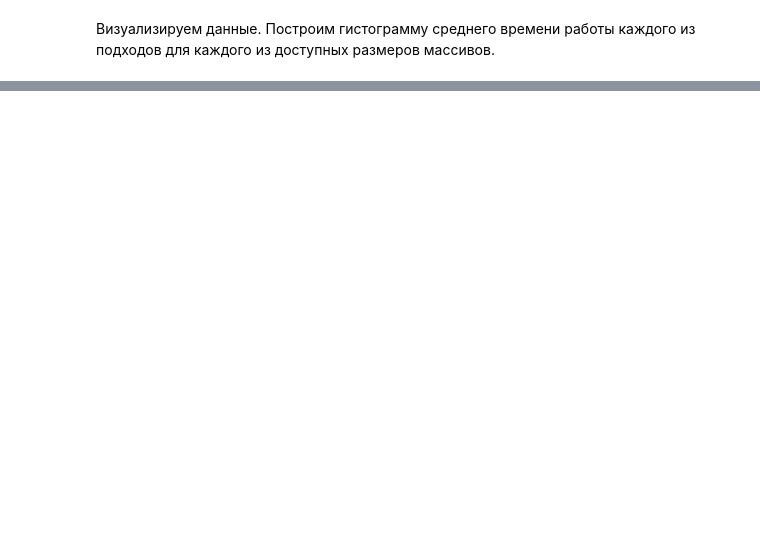
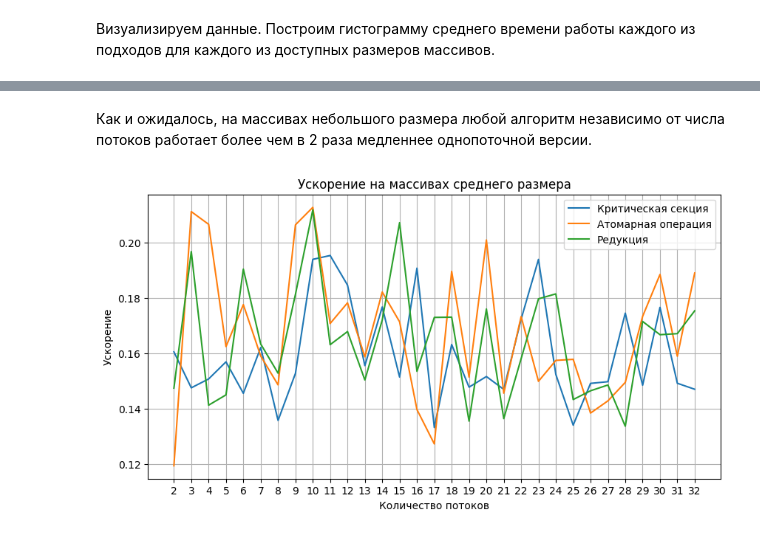
Before and after one commit to SkyWaet/openmp, a Jupyter notebook: python_scripts/dotProduct/dotProduct.ipynb, the cells around one changed output, grey strips where cells are left out. Drawn from its saved outputs; the diff is of its cells as text; code cells hidden in the pictures; blank space fills up the shorter version.

```diff
--- a/python_scripts/dotProduct/dotProduct.ipynb
+++ b/python_scripts/dotProduct/dotProduct.ipynb
@@ -172,0 +261,11 @@ visualize('Среднее затраченное время (в мс)',
+# %% [markdown]
+Как и ожидалось, на массивах небольшого размера любой алгоритм независимо от числа потоков работает более чем в 2 раза медленнее однопоточной версии.
+# %%
+filters_for_medium_arrays = {
+    'critical': (means_for_multhread['method'] == 'critical_section') & (means_for_multhread['array_size'] == 'medium'),
+    'reduction': (means_for_multhread['method'] == 'reduction') & (means_for_multhread['array_size'] == 'medium'),
+    'atomic': (means_for_multhread['method'] == 'atomic') & (means_for_multhread['array_size'] == 'medium')
+}
+visualize_boost(means_for_multhread, filters_for_medium_arrays, 'Ускорение на массивах среднего размера')
+# %% [output]
+[figure, added]
```
Also changed, not shown: parts of 13 cells of this notebook, 4 other files.
